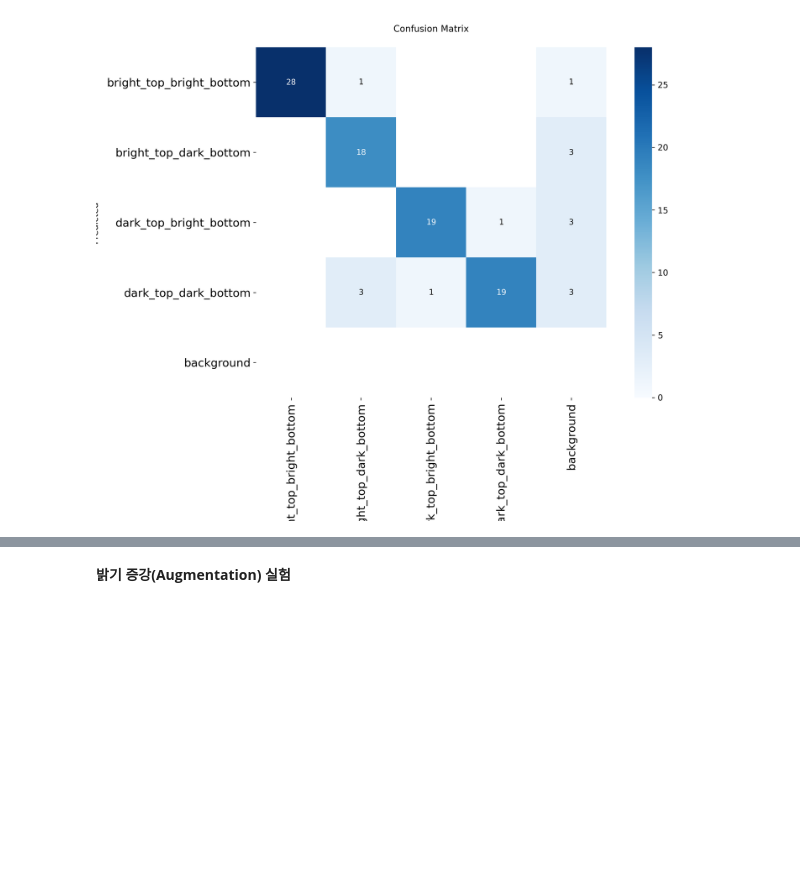
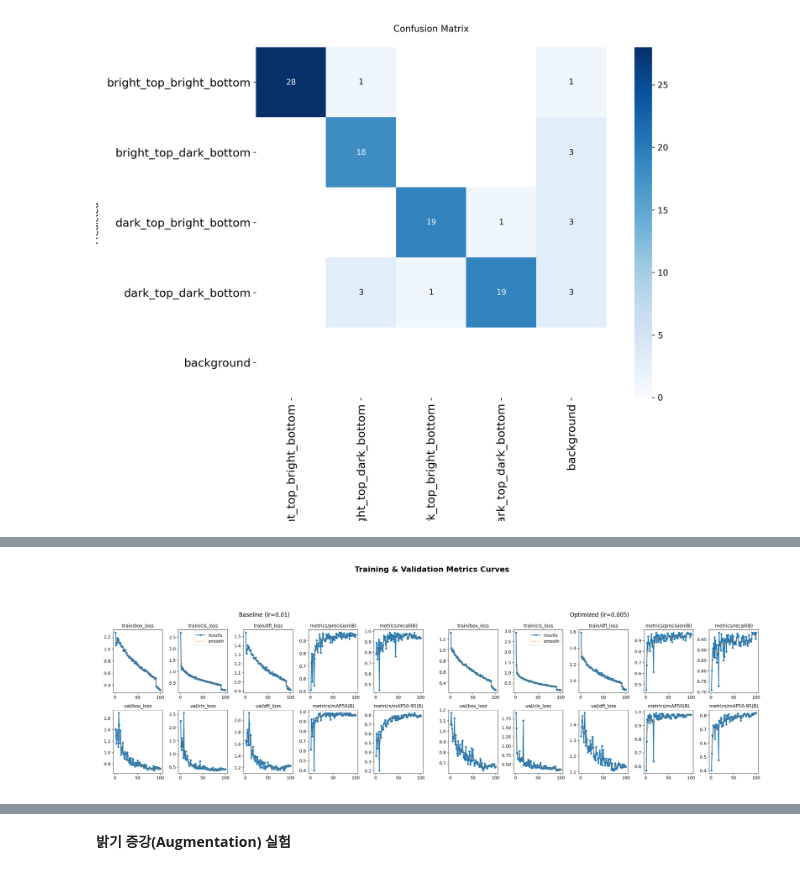
Before and after one commit to oeoott/FindEye, a Jupyter notebook: 03_lr_aug_experiment.ipynb, the cells around one changed output, grey strips where cells are left out. Cells and saved outputs as stored; diff of their text form; code cells hidden in the pictures; blank space fills up the shorter version.

Commit message:
docs: 100 Epoch 학습률 및 밝기 최적화 실험 결과 반영

```diff
--- a/03_lr_aug_experiment.ipynb
+++ b/03_lr_aug_experiment.ipynb
@@ -156,0 +221,82 @@ display(Image('/content/runs/detect/FindEye_Experiments/lr_0005_exp-3/confusion_
+# %%
+import pandas as pd
+import matplotlib.pyplot as plt
+import matplotlib.image as mpimg
+import os
+import glob
+from IPython.display import display
+
+# ==========================================
+# 🚨 이 부분 경로를 새 폴더로 수정했습니다! 🚨
+# ==========================================
+base_path = '/content/runs/detect/FindEye_Final_Experiment'
+
+def find_valid_folder(prefix):
+    folders = sorted(glob.glob(f'{base_path}/{prefix}*'))
+    for folder in reversed(folders):
+        if os.path.exists(f'{folder}/results.png'):
+            return folder
+    return None
+
+baseline_dir = find_valid_folder('baseline_100e')
+opt_dir = find_valid_folder('optimized_100e')
+
+print(f"🔍 찾은 Baseline 폴더: {baseline_dir}")
+print(f"🔍 찾은 Optimized 폴더: {opt_dir}")
+
+def get_final_metrics(target_dir, model_name):
+    if target_dir is None:
+        return None
+
+    csv_path = f'{target_dir}/results.csv'
+    if not os.path.exists(csv_path):
+        return None
+
+    df = pd.read_csv(csv_path)
+    df.columns = df.columns.str.strip()
+    last_epoch = df.iloc[-1]
+
+    return {
+        'Model': model_name,
+        'Precision': round(last_epoch['metrics/precision(B)'], 4),
+        'Recall': round(last_epoch['metrics/recall(B)'], 4),
+        'mAP50': round(last_epoch['metrics/mAP50(B)'], 4),
+        'mAP50-95': round(last_epoch['metrics/mAP50-95(B)'], 4)
+    }
+
+metrics_list = []
+metrics_list.append(get_final_metrics(baseline_dir, 'Baseline (lr=0.01)'))
+metrics_list.append(get_final_metrics(opt_dir, 'Optimized (lr=0.005)'))
+metrics_list = [m for m in metrics_list if m is not None]
+
+if metrics_list:
+    print("\n=== 🏆 100 Epoch Final Metrics Comparison ===")
+    display(pd.DataFrame(metrics_list))
+
+def show_images_side_by_side(img_name, title):
+    fig, axes = plt.subplots(1, 2, figsize=(20, 8))
+    fig.suptitle(title, fontsize=16, fontweight='bold')
+
+    if baseline_dir and os.path.exists(f'{baseline_dir}/{img_name}'):
+        axes[0].imshow(mpimg.imread(f'{baseline_dir}/{img_name}'))
+        axes[0].set_title('Baseline (lr=0.01)')
+        axes[0].axis('off')
+    else:
+        axes[0].set_title('No Baseline Image')
+
+    if opt_dir and os.path.exists(f'{opt_dir}/{img_name}'):
+        axes[1].imshow(mpimg.imread(f'{opt_dir}/{img_name}'))
+        axes[1].set_title('Optimized (lr=0.005)')
+        axes[1].axis('off')
+    else:
+        axes[1].set_title('No Optimized Image')
+
+    plt.tight_layout()
+    plt.show()
+
+print("\n=== 📈 Training Curves ===")
+show_images_side_by_side('results.png', 'Training & Validation Metrics Curves')
+
+print("\n=== 🎯 Confusion Matrix ===")
+show_images_side_by_side('confusion_matrix.png', 'Confusion Matrix Comparison')
+# %% [output]
@@ -156,0 +311 @@ display(Image('/content/runs/detect/FindEye_Experiments/lr_0005_exp-3/confusion_
+[figure, added]
```
Also changed, not shown: parts of 10 cells of this notebook.
